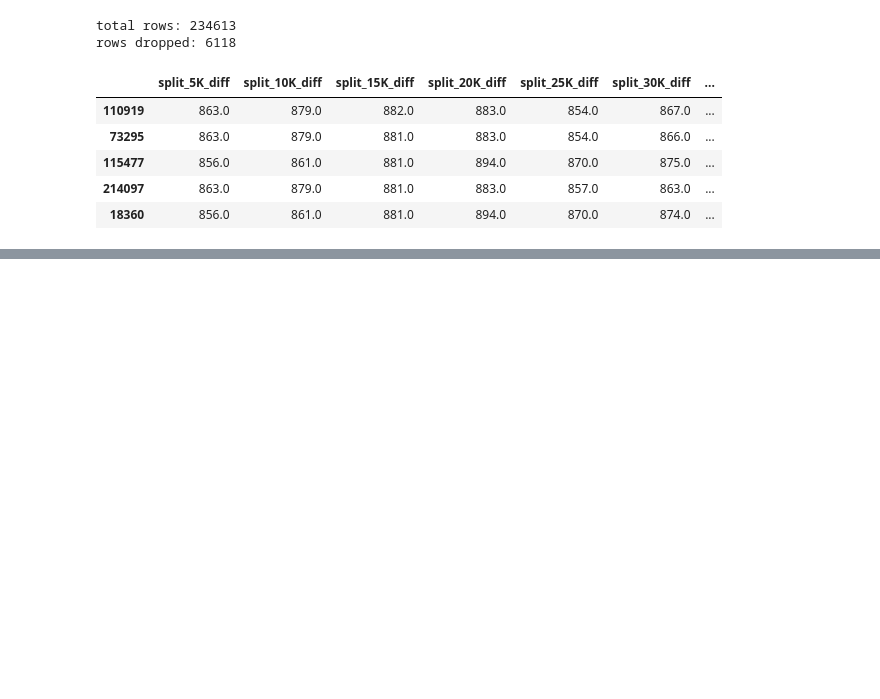
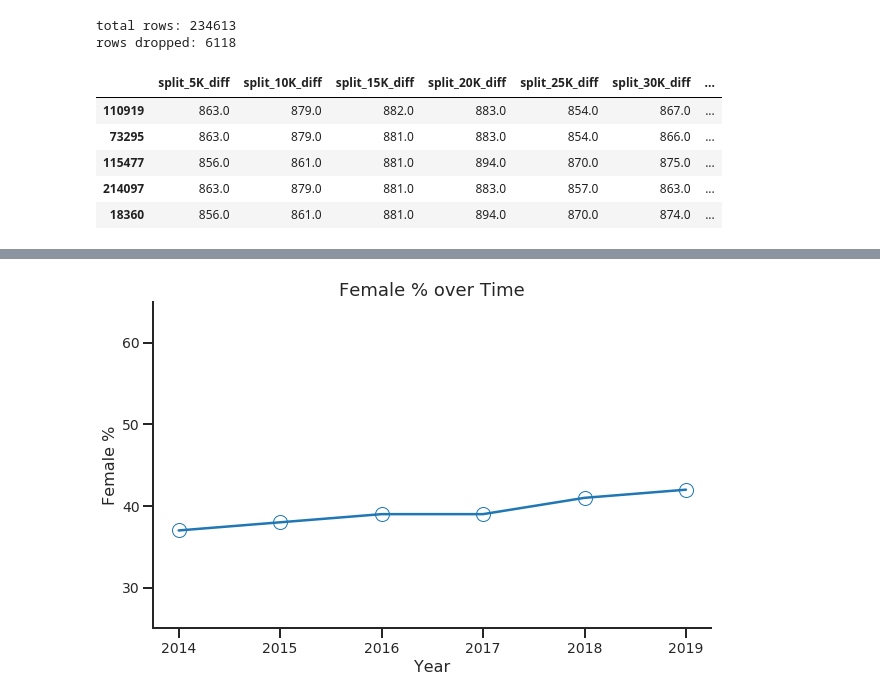
Before and after one commit to equan06/london_marathon, a Jupyter notebook: analysis/edaplots.ipynb, the cells around one changed output, grey strips where cells are left out. Cells and saved outputs as stored; diff of their text form; code cells hidden in the pictures; blank space fills up the shorter version.

```diff
--- a/analysis/edaplots.ipynb
+++ b/analysis/edaplots.ipynb
@@ -758,0 +422,7 @@ Name: category, dtype: float64
+# %%
+g_ratio = df.groupby(['year', 'gender'])['name'].count()/df.groupby('year')['name'].count()
+g_ratio = g_ratio.reset_index()
+g_ratio['perc'] = np.round(g_ratio['name']*100)
+df1 = g_ratio[g_ratio['gender']=='F']
+df2 = g_ratio[g_ratio['gender']=='M']
+df1
@@ -759 +437,12 @@ Name: category, dtype: float64
+# %%
+plt.figure(figsize=(10,6))
+plt.plot('year', 'perc', marker='o',  data=df1)
+plt.xlabel('Year')
+plt.ylabel('Female %')
+plt.ylim(25,65)
+plt.yticks(np.arange(30, 61, 10), labels=['30', '40', '50', '60'])
+plt.title('Female % over Time')
+plt.savefig('img/demog/gender_years.png')
+# %% [output]
+[figure, added]
 # %%
```
Also changed, not shown: parts of 53 cells of this notebook, 1 other file.
